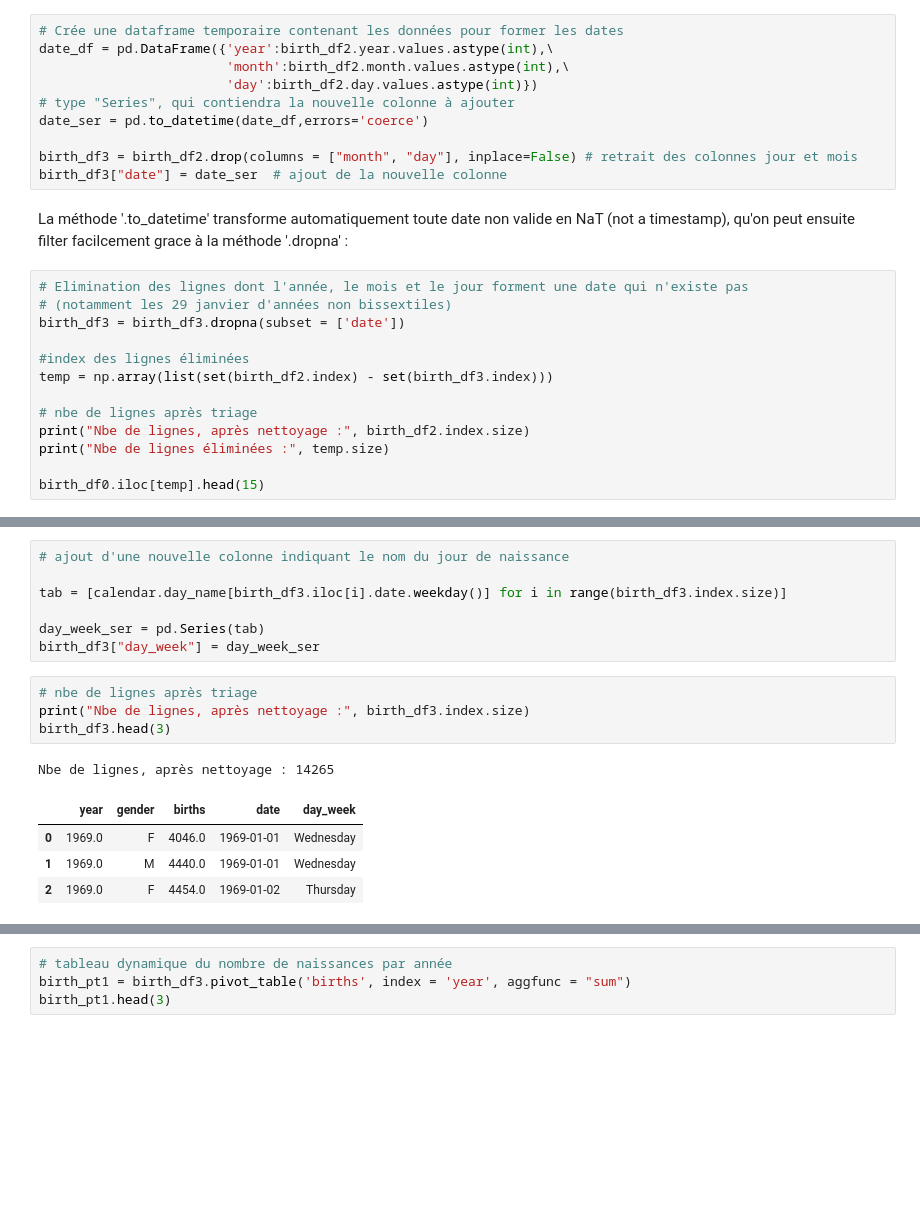
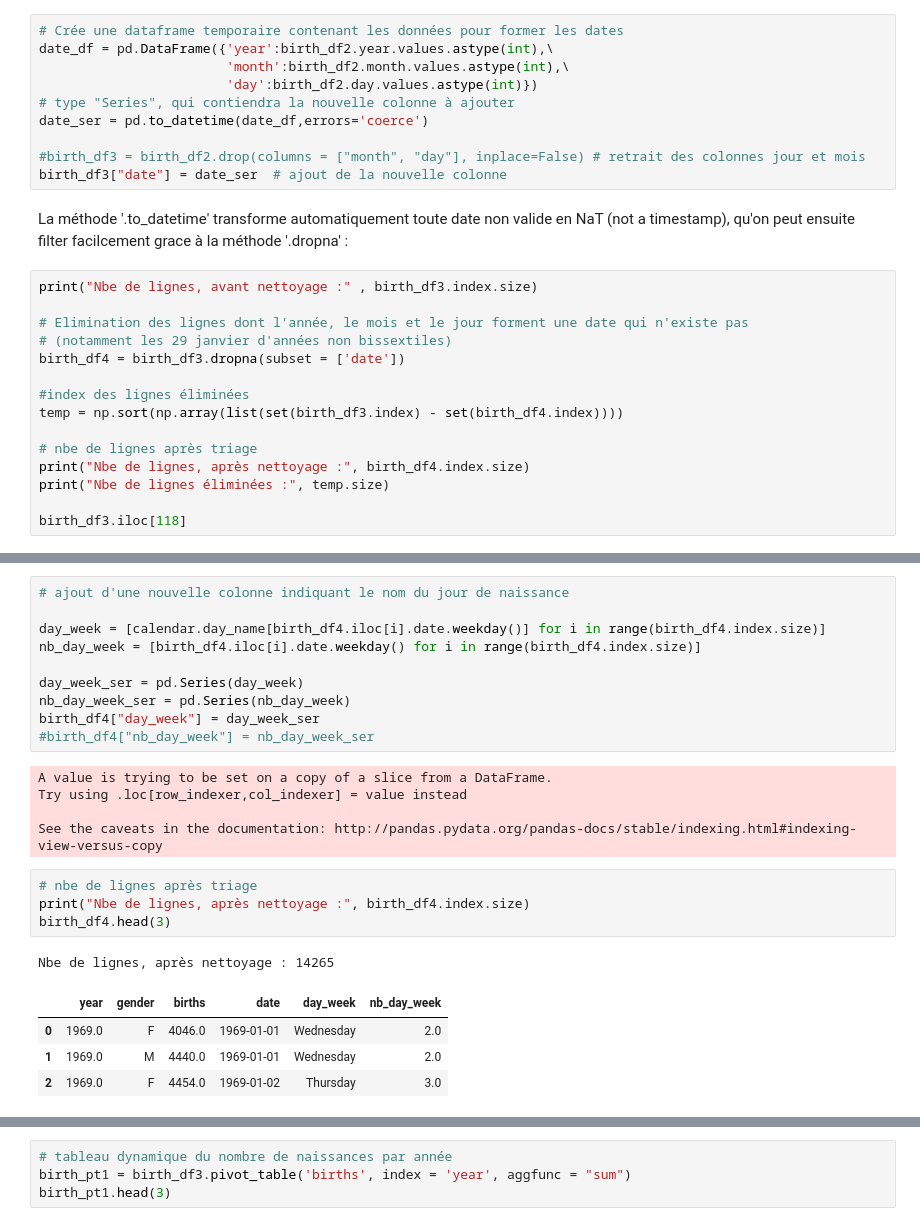
Before and after one commit to SmellyArmure/04-Jupyter, a Jupyter notebook: Exo-CartesVoeux/Exo-CartesVoeux.ipynb, the cells around one changed output, grey strips where cells are left out. Saved outputs shown, nothing was run; the diff lists cells and outputs as text; blank space fills up the shorter version.

```diff
--- a/Exo-CartesVoeux/Exo-CartesVoeux.ipynb
+++ b/Exo-CartesVoeux/Exo-CartesVoeux.ipynb
@@ -81,21 +83,23 @@ date_df = pd.DataFrame({'year':birth_df2.year.values.astype(int),\
 # type "Series", qui contiendra la nouvelle colonne à ajouter
 date_ser = pd.to_datetime(date_df,errors='coerce')
 
-birth_df3 = birth_df2.drop(columns = ["month", "day"], inplace=False) # retrait des colonnes jour et mois
+#birth_df3 = birth_df2.drop(columns = ["month", "day"], inplace=False) # retrait des colonnes jour et mois
 birth_df3["date"] = date_ser  # ajout de la nouvelle colonne
 # %% [markdown]
 La méthode '.to_datetime' transforme automatiquement toute date non valide en NaT (not a timestamp), qu'on peut ensuite filter facilcement grace à la méthode '.dropna' :
 # %%
+print("Nbe de lignes, avant nettoyage :" , birth_df3.index.size)
+
 # Elimination des lignes dont l'année, le mois et le jour forment une date qui n'existe pas
 # (notamment les 29 janvier d'années non bissextiles)
-birth_df3 = birth_df3.dropna(subset = ['date'])
+birth_df4 = birth_df3.dropna(subset = ['date'])
 
 #index des lignes éliminées
-temp = np.array(list(set(birth_df2.index) - set(birth_df3.index)))
+temp = np.sort(np.array(list(set(birth_df3.index) - set(birth_df4.index))))
 
 # nbe de lignes après triage
-print("Nbe de lignes, après nettoyage :", birth_df2.index.size)
+print("Nbe de lignes, après nettoyage :", birth_df4.index.size)
 print("Nbe de lignes éliminées :", temp.size)
 
-birth_df0.iloc[temp].head(15)
+birth_df3.iloc[118]
 # %% [output]
@@ -120,20 +114,28 @@ Nbe de lignes éliminées : 452
 # %%
 # ajout d'une nouvelle colonne indiquant le nom du jour de naissance
 
-tab = [calendar.day_name[birth_df3.iloc[i].date.weekday()] for i in range(birth_df3.index.size)]
+day_week = [calendar.day_name[birth_df4.iloc[i].date.weekday()] for i in range(birth_df4.index.size)]
+nb_day_week = [birth_df4.iloc[i].date.weekday() for i in range(birth_df4.index.size)]
 
-day_week_ser = pd.Series(tab)
-birth_df3["day_week"] = day_week_ser
+day_week_ser = pd.Series(day_week)
+nb_day_week_ser = pd.Series(nb_day_week)
+birth_df4["day_week"] = day_week_ser
+#birth_df4["nb_day_week"] = nb_day_week_ser
+# %% [output]
+A value is trying to be set on a copy of a slice from a DataFrame.
+Try using .loc[row_indexer,col_indexer] = value instead
+
+See the caveats in the documentation: http://pandas.pydata.org/pandas-docs/stable/indexing.html#indexing-view-versus-copy
 # %%
 # nbe de lignes après triage
-print("Nbe de lignes, après nettoyage :", birth_df3.index.size)
-birth_df3.head(3)
+print("Nbe de lignes, après nettoyage :", birth_df4.index.size)
+birth_df4.head(3)
 # %% [output]
 Nbe de lignes, après nettoyage : 14265
-|  | year | gender | births | date | day_week |
-| 0 | 1969.0 | F | 4046.0 | 1969-01-01 | Wednesday |
-| 1 | 1969.0 | M | 4440.0 | 1969-01-01 | Wednesday |
-| 2 | 1969.0 | F | 4454.0 | 1969-01-02 | Thursday |
+|  | year | gender | births | date | day_week | nb_day_week |
+| 0 | 1969.0 | F | 4046.0 | 1969-01-01 | Wednesday | 2.0 |
+| 1 | 1969.0 | M | 4440.0 | 1969-01-01 | Wednesday | 2.0 |
+| 2 | 1969.0 | F | 4454.0 | 1969-01-02 | Thursday | 3.0 |
 # %% [markdown]
 # Affichage des données
 
```
Also changed, not shown: parts of 8 cells of this notebook.
